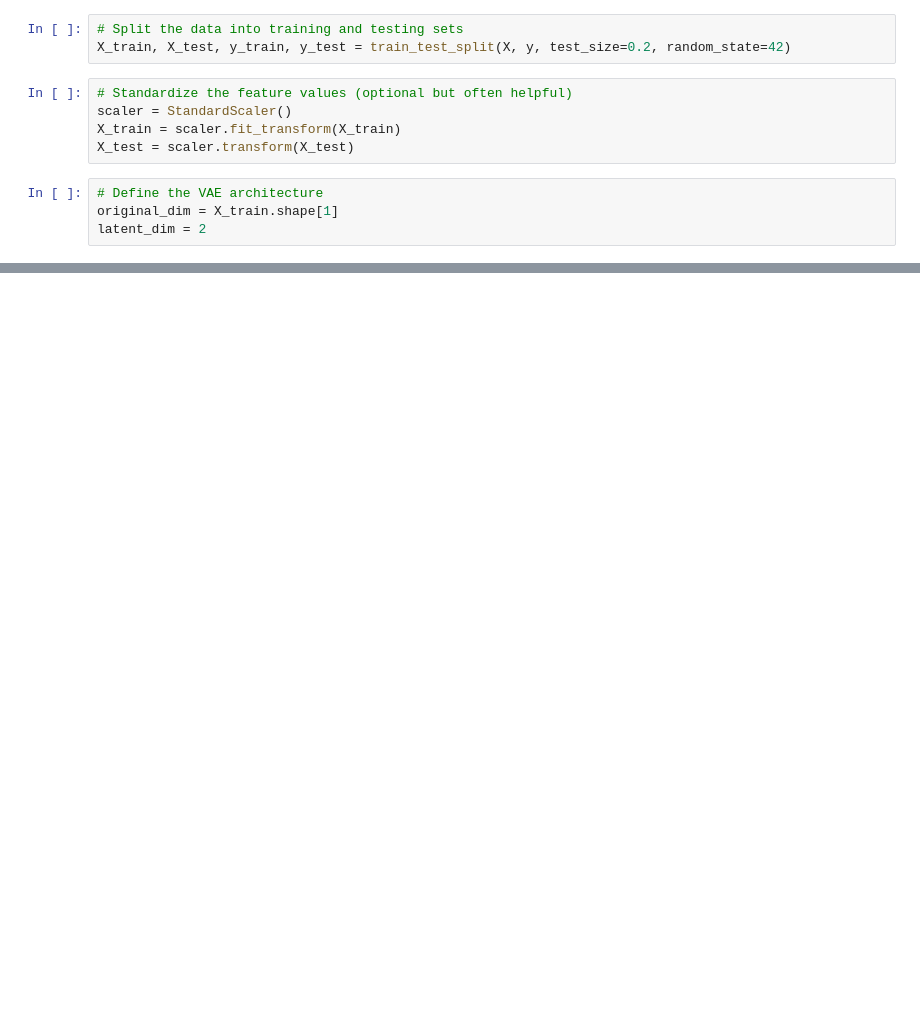
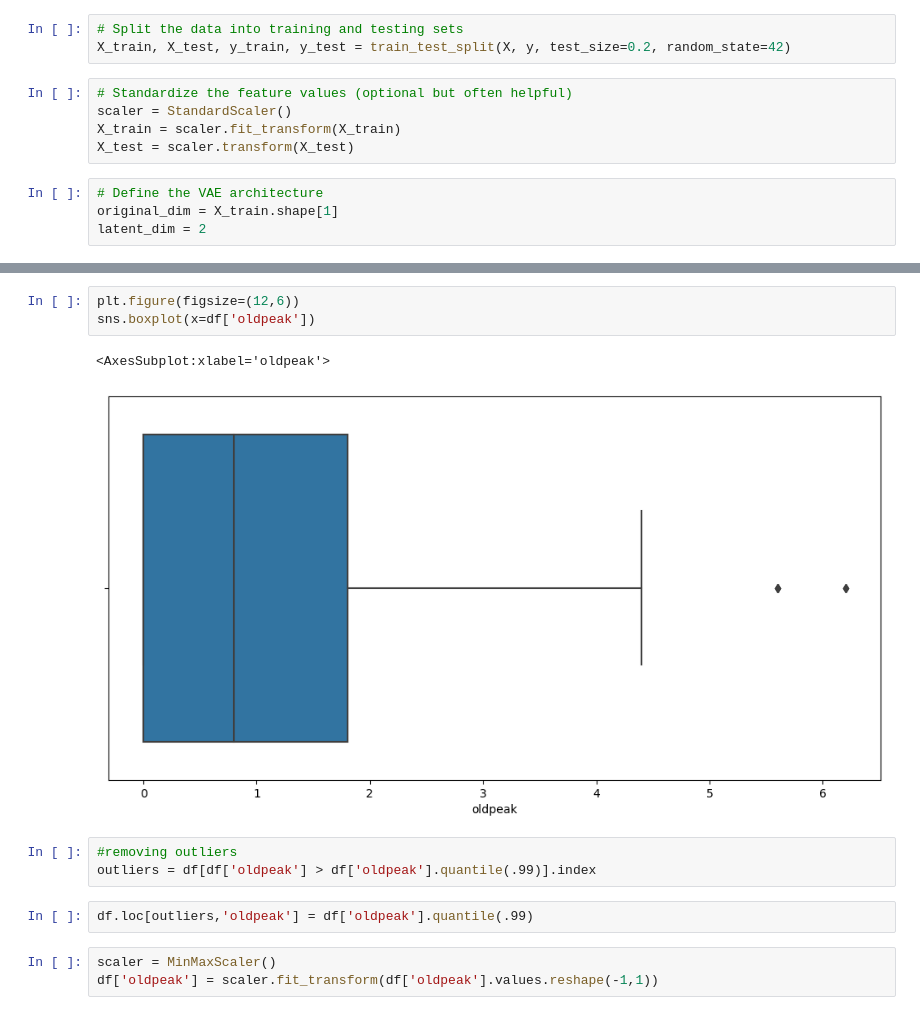
Before and after one commit to senarathnaPP/DL_Project, a Jupyter notebook: Heart disease/Autoencoders.ipynb, the cells around one changed output, grey strips where cells are left out. Cells and saved outputs as stored; diff of their text form; blank space fills up the shorter version.

```diff
--- a/Heart disease/Autoencoders.ipynb
+++ b/Heart disease/Autoencoders.ipynb
@@ -193,0 +181,14 @@ Test loss: 0.839785099029541
+# %%
+plt.figure(figsize=(12,6))
+sns.boxplot(x=df['oldpeak'])
+# %% [output]
+<AxesSubplot:xlabel='oldpeak'>
+[figure, added]
+# %%
+#removing outliers
+outliers = df[df['oldpeak'] > df['oldpeak'].quantile(.99)].index
+# %%
+df.loc[outliers,'oldpeak'] = df['oldpeak'].quantile(.99)
+# %%
+scaler = MinMaxScaler()
+df['oldpeak'] = scaler.fit_transform(df['oldpeak'].values.reshape(-1,1))
```
Also changed, not shown: parts of 36 cells of this notebook.
